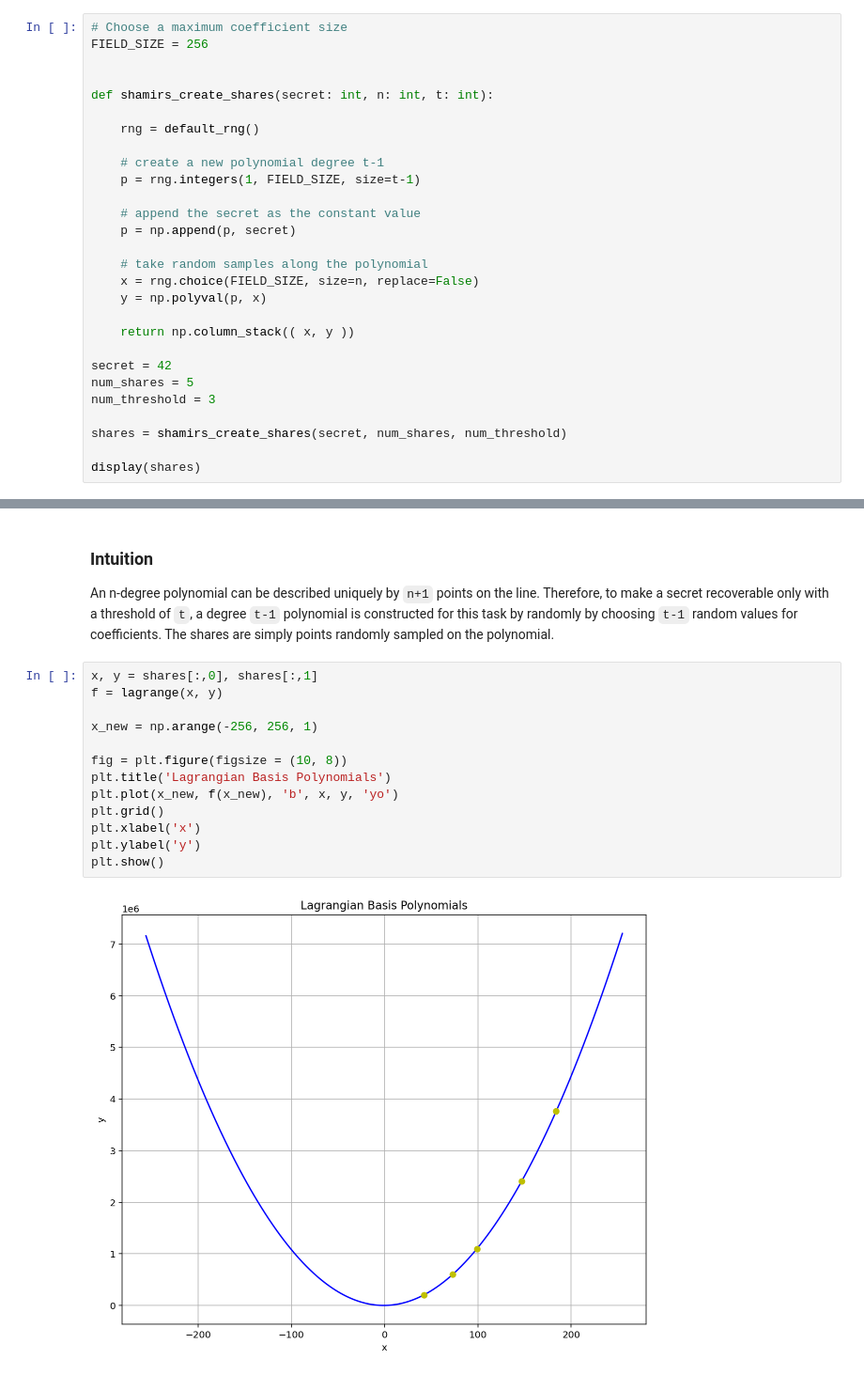
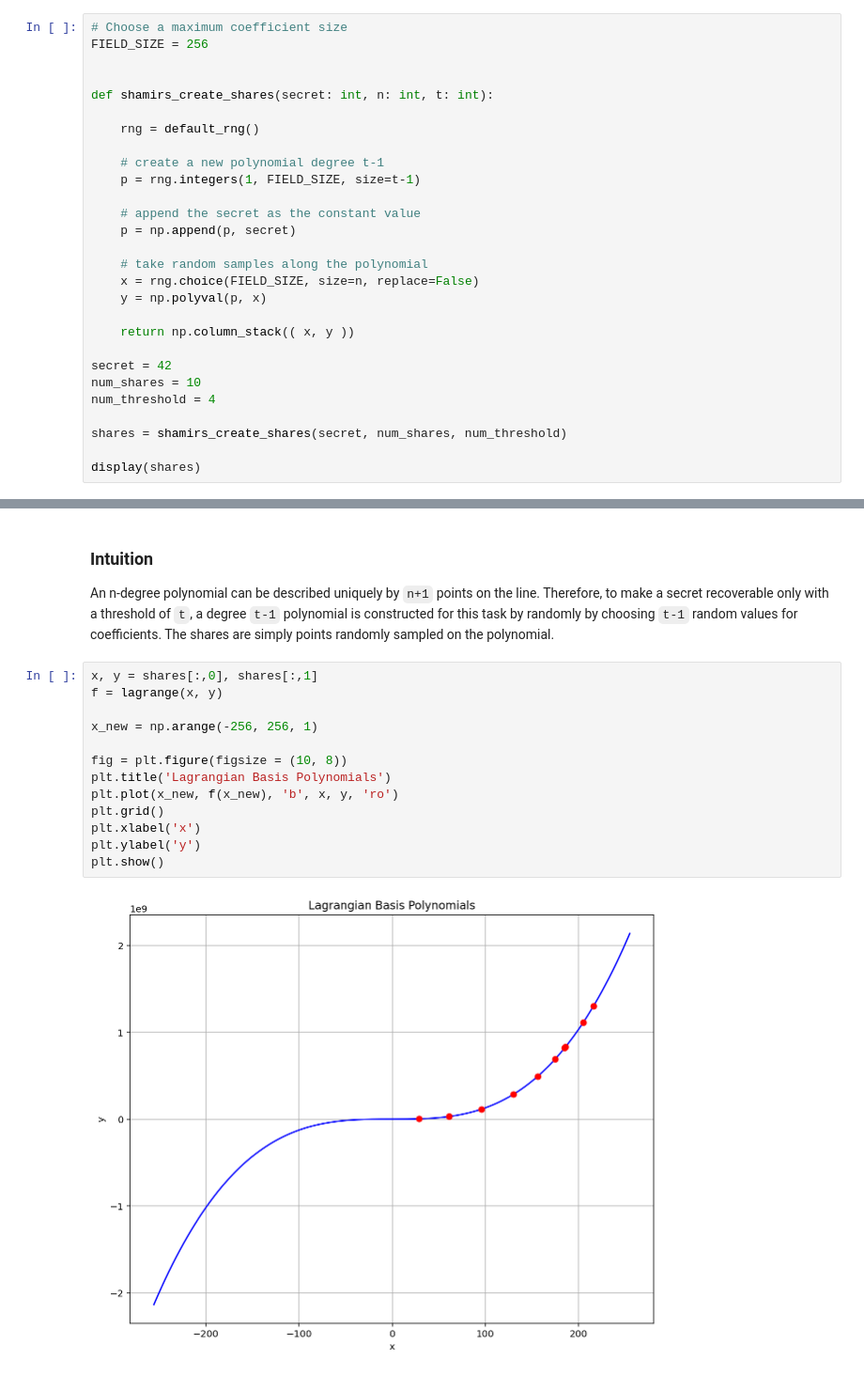
Before and after one commit to rfdickerson/algorithms, a Jupyter notebook: shamir.ipynb, the cells around one changed output, grey strips where cells are left out. Shown at 94% size. Cells and saved outputs as stored; diff of their text form.

```diff
--- a/shamir.ipynb
+++ b/shamir.ipynb
@@ -38,8 +36,8 @@ def shamirs_create_shares(secret: int, n: int, t: int):
     return np.column_stack(( x, y ))
 
 secret = 42
-num_shares = 5
-num_threshold = 3
+num_shares = 10
+num_threshold = 4
 
 shares = shamirs_create_shares(secret, num_shares, num_threshold)
 
@@ -74,15 +78,15 @@ An n-degree polynomial can be described uniquely by `n+1` points on the line. Th
 # %%
 x, y = shares[:,0], shares[:,1]
 f = lagrange(x, y)
 
 x_new = np.arange(-256, 256, 1)
 
 fig = plt.figure(figsize = (10, 8))
 plt.title('Lagrangian Basis Polynomials')
-plt.plot(x_new, f(x_new), 'b', x, y, 'yo')
+plt.plot(x_new, f(x_new), 'b', x, y, 'ro')
 plt.grid()
 plt.xlabel('x')
 plt.ylabel('y')
 plt.show()
 # %% [output]
-[figure, old version]
+[figure, new version]
```
Also changed, not shown: parts of 3 cells of this notebook, 1 other file.
